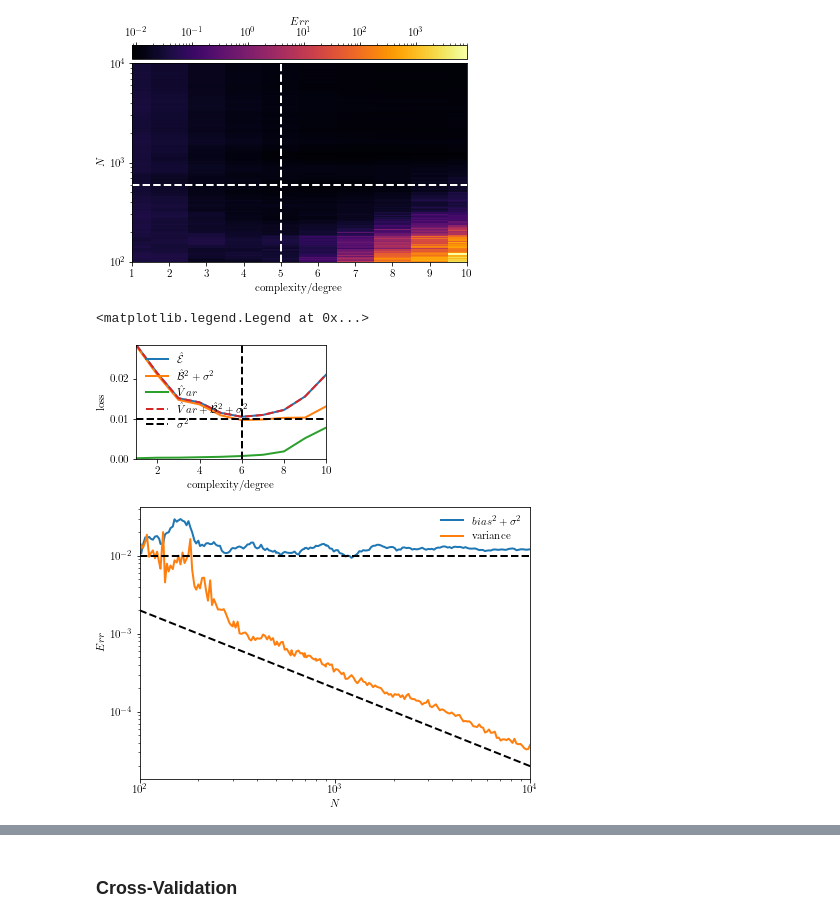
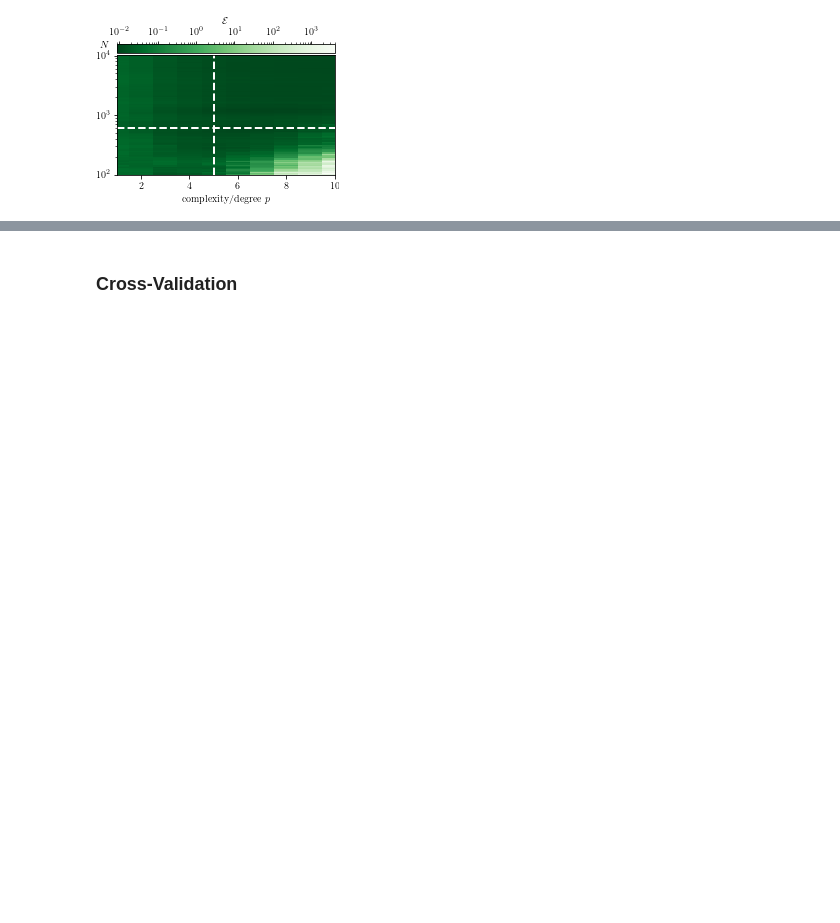
Before and after one commit to timzimm/CompSci, a Jupyter notebook: 01_regression_resampling/src/01_ordinary_least_square.ipynb, the cells around one changed output, grey strips where cells are left out. Cells and saved outputs as stored; diff of their text form; code cells hidden in the pictures; blank space fills up the shorter version.

Commit message:
notebooks to generate regression plots (almost) done

```diff
--- a/01_regression_resampling/src/01_ordinary_least_square.ipynb
+++ b/01_regression_resampling/src/01_ordinary_least_square.ipynb
@@ -64 +34,13 @@ plt.show()
+# %%
+plt.style.use('../misc/report.mplstyle')
+
+# Toggle to save plots as pdf
+save=True
+save_dir = "../../../tex/01_regression_resampling/img/"
+
+# Some shorthands for figure labels/legends
+MSE = r"\hat\mathcal{E}"
+var = r"\widehat{\mathrm{Var}}[\hat f]"
+Bias = r"\widehat{\mathrm{Bias}}[\hat f]"
+noise = r"\sigma^2"
 # %% [markdown]
@@ -116,9 +111,6 @@ Here we estimate the **expected prediction error** $Err$ via bootstrapping, i.e.
 # %%
-# Model parameters
-degrees = np.arange(1,11)
-
 # Data parameters
-Ns = np.union1d(np.logspace(2,4,200).astype(int), np.arange(100,1000,100))
+Ns = np.union1d(np.logspace(2,4,100).astype(int), np.arange(100,1000,100))
 
 # Resampling
 B = 50
@@ -126,11 +118,12 @@ B = 50
 # Predictor Pipeline
 ols = Pipeline([Standardization(), OrdinaryLeastSquare()])
 
+# Error Components
 prediction_error_bs = np.empty((degrees.shape[0], Ns.shape[0]))
 bias = np.empty((degrees.shape[0], Ns.shape[0]))
 variance = np.empty((degrees.shape[0], Ns.shape[0]))
 
-for j,N in enumerate(Ns):
+for j,N in enumerate(tqdm(Ns)):
     x,y,z = random_x_y_franke(N)
     for k,p in enumerate(degrees):
         X = generate_design_matrix(x, y, p)
@@ -139,69 +132,47 @@ for j,N in enumerate(Ns):
         prediction_error_bs[k,j], bias[k,j], variance[k,j] = \
                 predicition_error_bootstrap(squared_error, ols, X, z, B=B, decomp=True, shuffle=False)
 # %%
-import matplotlib.colors as colors
-from mpl_toolkits.axes_grid1.axes_divider import make_axes_locatable
+# Parameter sweep plot
 
-save = False
 kwargs = {"lw":2,
-          "cmap":cm.inferno,
+          "cmap":sns.color_palette("Greens_r", as_cmap=True),
           "shading":"nearest",
           "norm":colors.LogNorm(vmin=prediction_error_bs[1:,:].min(),
                                 vmax=prediction_error_bs[1:,:].max()),
-          "antialiased":False}
+          "antialiased":False,
+          "edgecolor": "face",
+          "rasterized":True,
+          "linewidth": 0
+         }
 
+# Note location for the cross sections are chosen arbitrarily
 N_cross_section = 600
 p_cross_section = 5
 idx = np.where(degrees == p_cross_section)[0][0]
 idy = np.abs(Ns - N_cross_section).argmin()
 
-fig,ax = plt.subplots()
+size = (3.9, 0.618 * 3.9) if save else (10,6)
+fig,ax = plt.subplots(figsize=size)
 ax.set_yscale("log")
 im = ax.pcolormesh(degrees, Ns, prediction_error_bs.T, **kwargs)
-ax.set_xlabel(r'complexity/degree')
-ax.set_ylabel(r'$N$')
+im.set_edgecolor('face')
+ax.set_xlabel(r'complexity/degree $p$')
+ax.set_ylabel(r'$N$', rotation=0)
+ax.yaxis.set_label_coords(-0.06,1.04)
 
 ax_divider = make_axes_locatable(ax)
 cax = ax_divider.append_axes("top", size="7%", pad="2%")
 cb = fig.colorbar(im, cax=cax, orientation="horizontal")
 cax.xaxis.set_ticks_position("top")
-cax.set_xlabel(r"$Err$")
+cax.set_xlabel(rf"${MSE}$")
 cax.xaxis.set_label_position('top')
 ax.axhline(y=N_cross_section, c="w", ls="dashed")
 ax.axvline(x=p_cross_section, c="w", ls="dashed")
 ax.set_xlim([1,degrees[-1]])
-plt.show()
-
-fig, ax = plt.subplots(figsize=set_size("single"))
-
-sigma = 0.1
-
-ax.plot(degrees, prediction_error_bs[:,idy], label=r"$\hat \mathcal{E}$")
-ax.plot(degrees, bias[:,idy], label=r"${\hat \mathcal{B}}^2 + \sigma^2$")
-ax.plot(degrees, variance[:,idy], label=r"$\hat Var$")
-ax.plot(degrees, variance[:,idy] + bias[:,idy], label=r"$\hat Var + {\hat \mathcal{B}}^2 + \sigma^2$", ls="dashed")
-ax.set(xlabel="complexity/degree", ylabel=r"loss")
-ax.axhline(sigma**2, ls="dashed",c="k", label=r"$\sigma^2$")
-ax.axvline(degrees[np.argmin(prediction_error_bs[:,idy])], ls="dashed",c="k")
-ax.set_xlim([degrees[0],degrees[-1]])
-ax.set_ylim([0,np.max(prediction_error_bs[:,idy])])
-ax.legend(*ax.get_legend_handles_labels())
 
 if save:
-    fig.savefig(save_dir + "test.pdf")
-
-
-fig, ax = plt.subplots(figsize=(7,5))
-ax.set_xscale("log")
-ax.set_yscale("log")
-ax.plot(Ns, bias[idx,:], label=r"$bias^2 + \sigma^2$")
-ax.plot(Ns, variance[idx,:], label=r"variance")
-ax.plot(Ns, 1.0/(5*Ns), ls="dashed", c="k")
-ax.set(xlabel=r"$N$", ylabel=r"$\hat Err$")
-ax.axhline(sigma**2, ls="dashed",color="k")
-ax.legend(*ax.get_legend_handles_labels())
+    fig.savefig(save_dir + "ols_complexity_N_MSE.pdf", dpi=600)
+else:
+    plt.show()
 # %% [output]
-[figure, old version]
+[figure, new version]
-<matplotlib.legend.Legend at 0x...>
-[figure, removed]
-[figure, removed]
```
Also changed, not shown: parts of 40 cells of this notebook, 5 other files.
